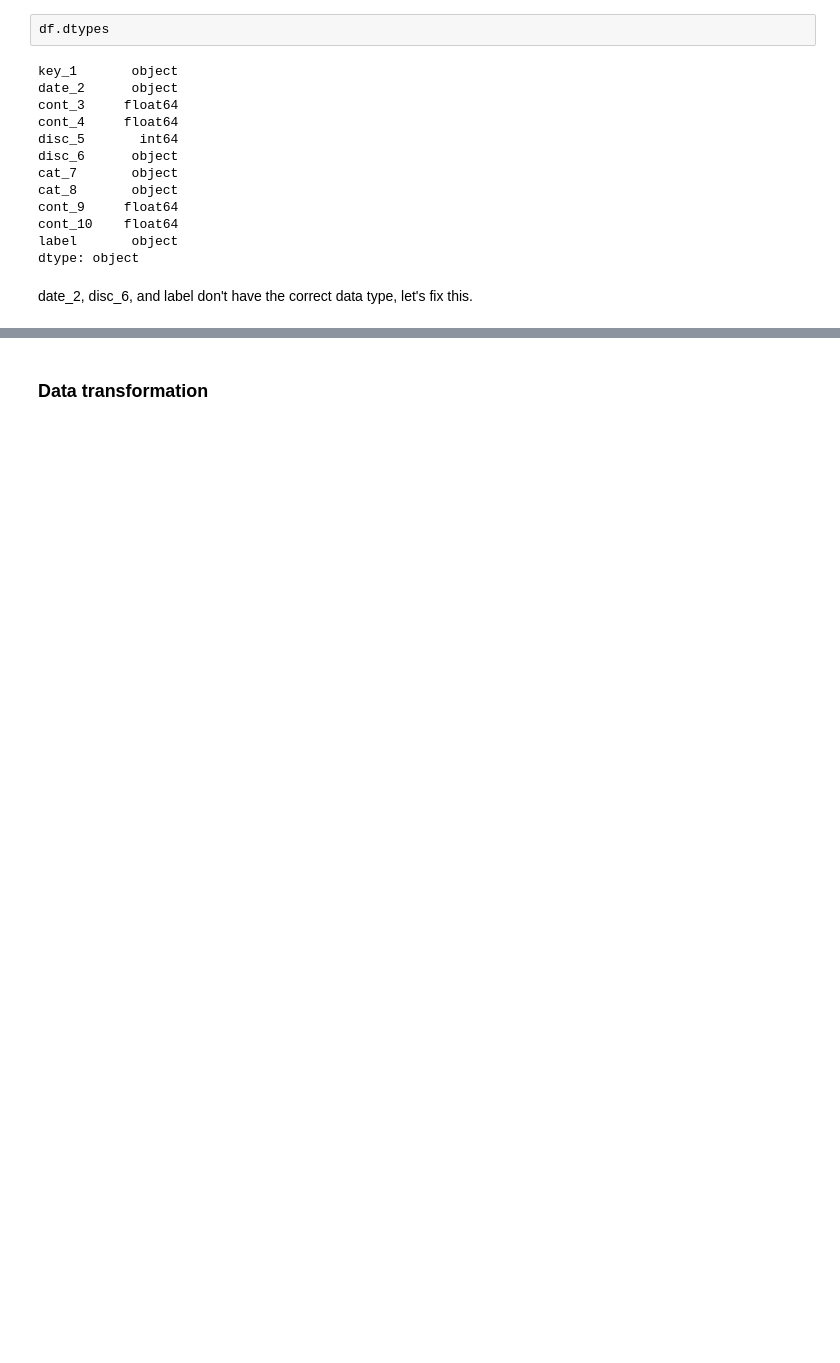
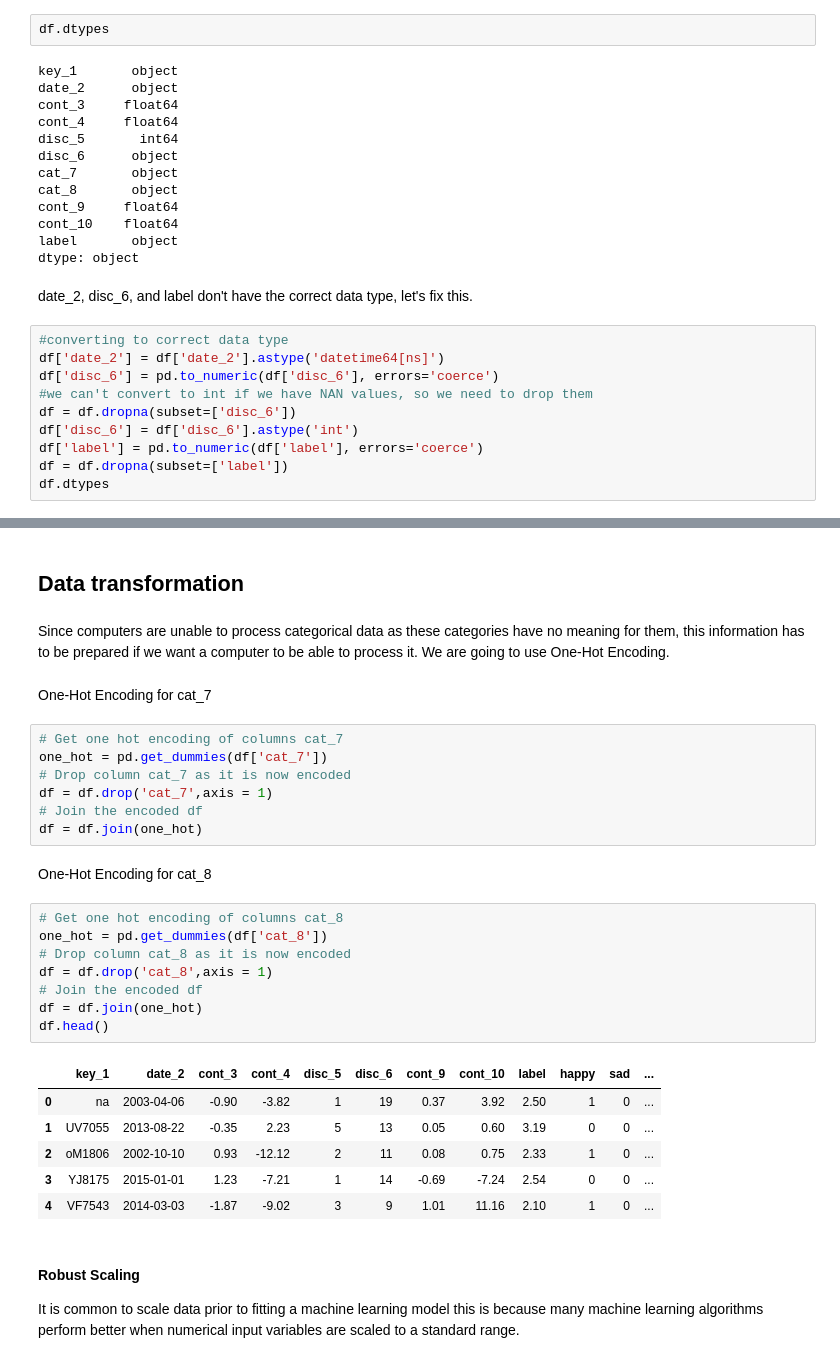
Before and after one commit to juancronos/s4n_data_science_test, a Jupyter notebook: predictiveModelNotebook.ipynb, the cells around one changed output, grey strips where cells are left out. Cells and saved outputs as stored; diff of their text form; blank space fills up the shorter version.

```diff
--- a/predictiveModelNotebook.ipynb
+++ b/predictiveModelNotebook.ipynb
@@ -78,3 +96,13 @@ label       object
 dtype: object
 # %% [markdown]
 date_2, disc_6, and label don't have the correct data type, let's fix this.
+# %%
+#converting to correct data type
+df['date_2'] = df['date_2'].astype('datetime64[ns]')
+df['disc_6'] = pd.to_numeric(df['disc_6'], errors='coerce')
+#we can't convert to int if we have NAN values, so we need to drop them
+df = df.dropna(subset=['disc_6'])
+df['disc_6'] = df['disc_6'].astype('int')
+df['label'] = pd.to_numeric(df['label'], errors='coerce')
+df = df.dropna(subset=['label'])
+df.dtypes
@@ -81,2 +138,33 @@ date_2, disc_6, and label don't have the correct data type, let's fix this.
 # %% [markdown]
-### Data transformation
+## Data transformation
+# %% [markdown]
+Since computers are unable to process categorical data as these categories have no meaning for them, this information has to be prepared if we want a computer to be able to process it. We are going to use One-Hot Encoding.
+# %% [markdown]
+One-Hot Encoding for cat_7
+# %%
+# Get one hot encoding of columns cat_7
+one_hot = pd.get_dummies(df['cat_7'])
+# Drop column cat_7 as it is now encoded
+df = df.drop('cat_7',axis = 1)
+# Join the encoded df
+df = df.join(one_hot)
+# %% [markdown]
+One-Hot Encoding for cat_8
+# %%
+# Get one hot encoding of columns cat_8
+one_hot = pd.get_dummies(df['cat_8'])
+# Drop column cat_8 as it is now encoded
+df = df.drop('cat_8',axis = 1)
+# Join the encoded df
+df = df.join(one_hot)
+df.head()
+# %% [output]
+|  | key_1 | date_2 | cont_3 | cont_4 | disc_5 | disc_6 | cont_9 | cont_10 | label | happy | sad | ... |
+| 0 | na | 2003-04-06 | -0.90 | -3.82 | 1 | 19 | 0.37 | 3.92 | 2.50 | 1 | 0 | ... |
+| 1 | UV7055 | 2013-08-22 | -0.35 | 2.23 | 5 | 13 | 0.05 | 0.60 | 3.19 | 0 | 0 | ... |
+| 2 | oM1806 | 2002-10-10 | 0.93 | -12.12 | 2 | 11 | 0.08 | 0.75 | 2.33 | 1 | 0 | ... |
+| 3 | YJ8175 | 2015-01-01 | 1.23 | -7.21 | 1 | 14 | -0.69 | -7.24 | 2.54 | 0 | 0 | ... |
+| 4 | VF7543 | 2014-03-03 | -1.87 | -9.02 | 3 | 9 | 1.01 | 11.16 | 2.10 | 1 | 0 | ... |
+# %% [markdown]
+#### Robust Scaling
+It is common to scale data prior to fitting a machine learning model this is because many machine learning algorithms perform better when numerical input variables are scaled to a standard range.
```
Also changed, not shown: parts of 38 cells of this notebook, 4 other files.
